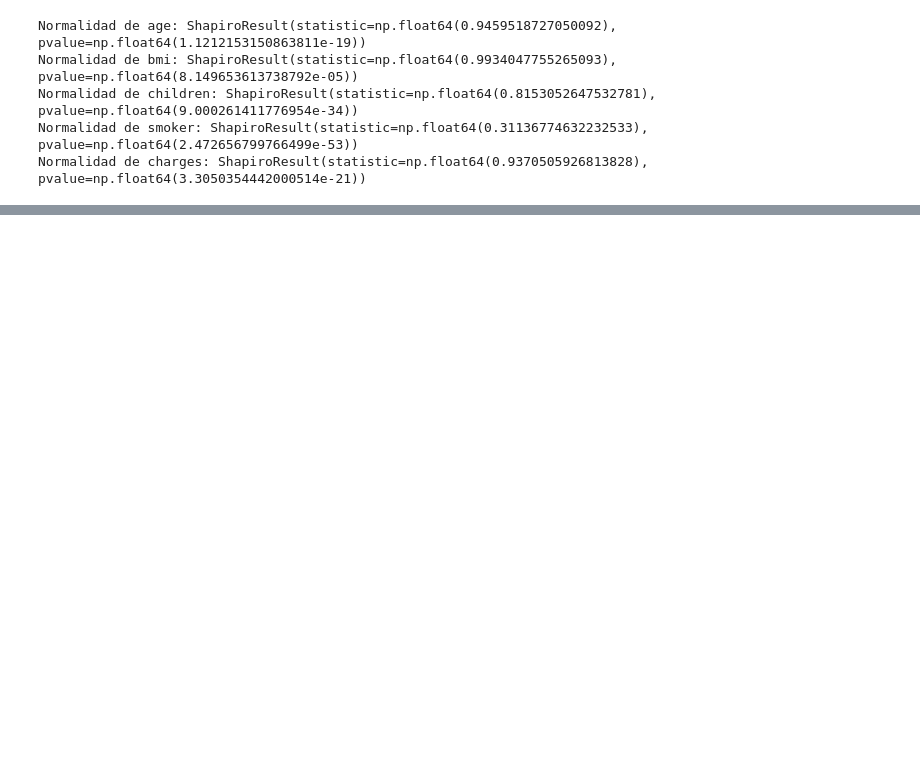
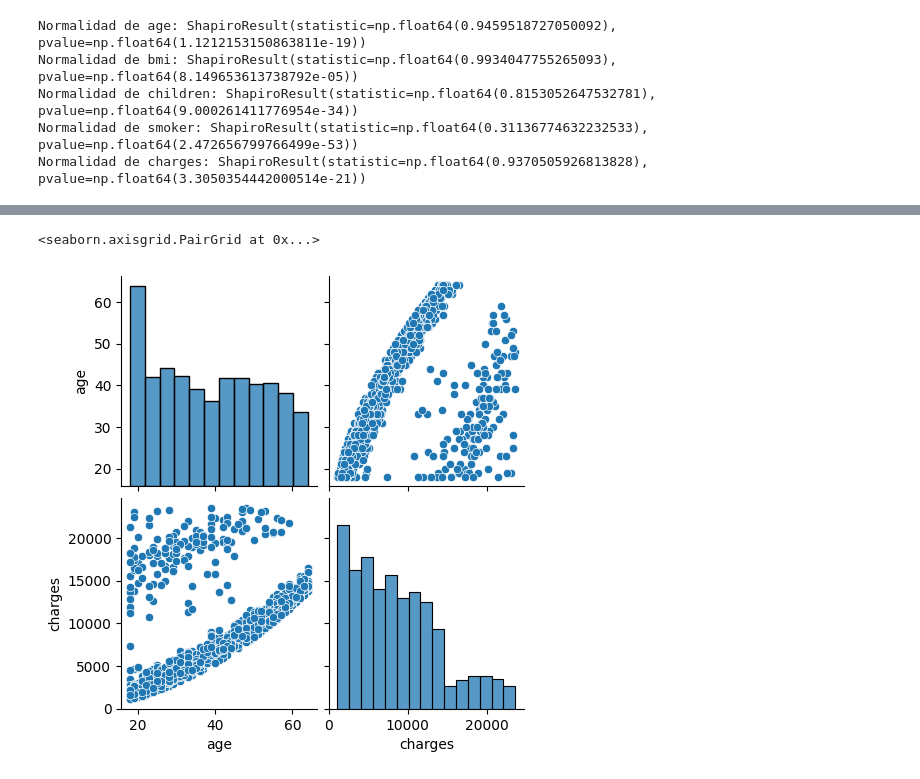
Before and after one commit to AugustoKark/InteligenciaArtificial, a Jupyter notebook: TP2/tp2.ipynb, the cells around one changed output, grey strips where cells are left out. Cells and saved outputs as stored; diff of their text form; code cells hidden in the pictures; blank space fills up the shorter version.

```diff
--- a/TP2/tp2.ipynb
+++ b/TP2/tp2.ipynb
@@ -169,0 +181,5 @@ Dado que ninguno de los p-valores es mayor a 0.05, ninguna de las variables sigu
+# %%
+sns.pairplot(df[['age','charges']])
+# %% [output]
+<seaborn.axisgrid.PairGrid at 0x...>
+[figure, added]
```
Also changed, not shown: parts of 30 cells of this notebook.
